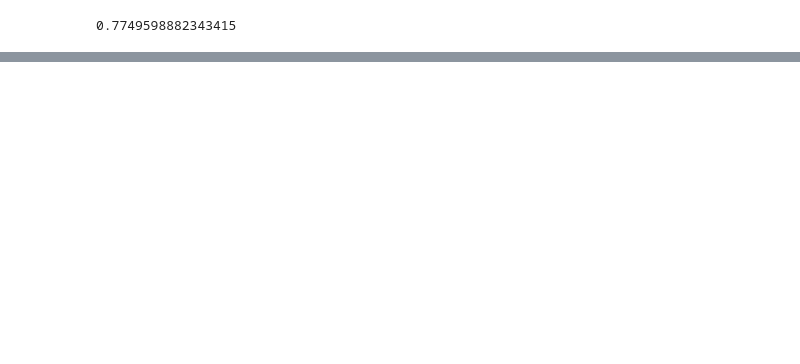
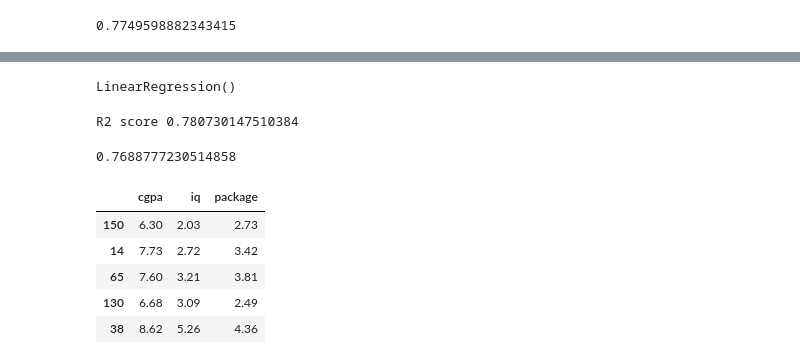
Before and after one commit to satyendrasingh-d/Machine-Learning, a Jupyter notebook: Regression Metrics.ipynb, the cells around one changed output, grey strips where cells are left out. Saved outputs shown, nothing was run; the diff lists cells and outputs as text; code cells hidden in the pictures; blank space fills up the shorter version.

```diff
--- a/Regression Metrics.ipynb
+++ b/Regression Metrics.ipynb
@@ -250,0 +243,4 @@ Feature names unseen at fit time:
+# %%
+lr.fit(X_train,y_train)
+# %% [output]
+LinearRegression()
@@ -250,0 +249,22 @@ Feature names unseen at fit time:
+# %%
+print("R2 score",r2_score(y_test,y_pred))
+r2 = r2_score(y_test,y_pred)
+# %% [output]
+R2 score 0.780730147510384
+# %%
+1 - ((1-r2)*(40-1)/(40-1-2))
+# %% [output]
+0.7688777230514858
+# %%
+new_df2 = df.copy()
+new_df2['iq'] = new_df2['package'] + (np.random.randint(-12,12,200)/10)
+new_df2 = new_df2[['cgpa','iq','package']]
+# %%
+new_df2.sample(5)
+# %% [output]
+|  | cgpa | iq | package |
+| 150 | 6.30 | 2.03 | 2.73 |
+| 14 | 7.73 | 2.72 | 3.42 |
+| 65 | 7.60 | 3.21 | 3.81 |
+| 130 | 6.68 | 3.09 | 2.49 |
+| 38 | 8.62 | 5.26 | 4.36 |
```
Also changed, not shown: parts of 19 cells of this notebook.
